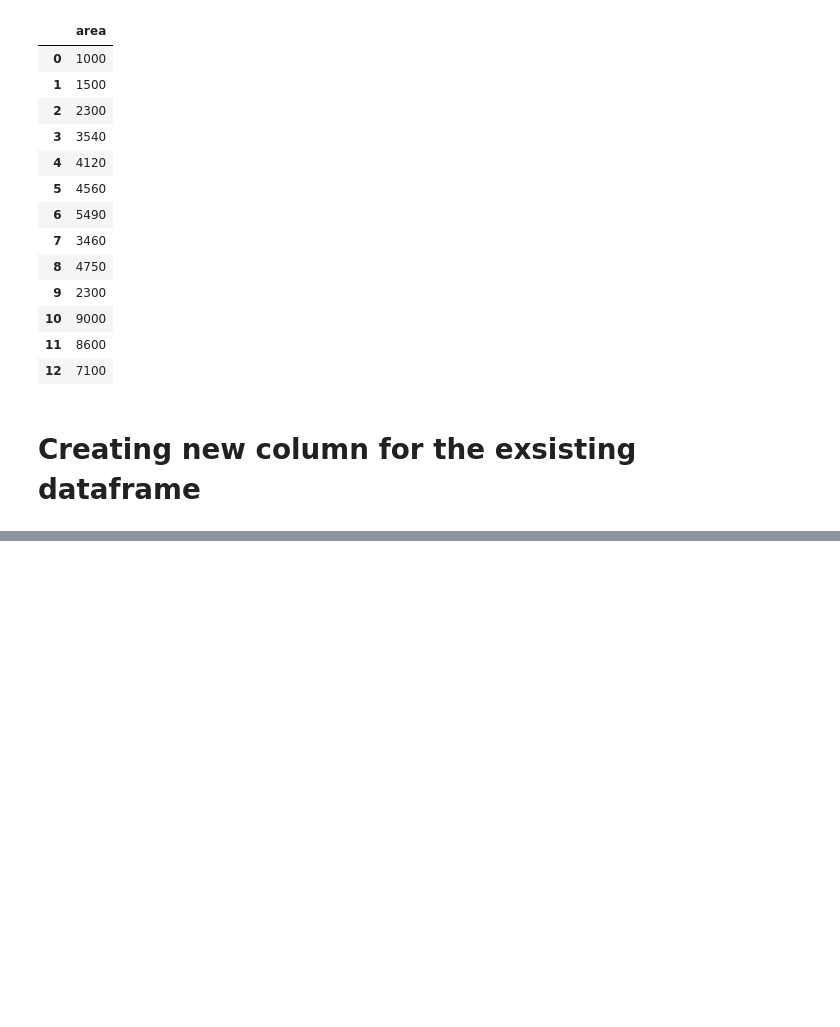
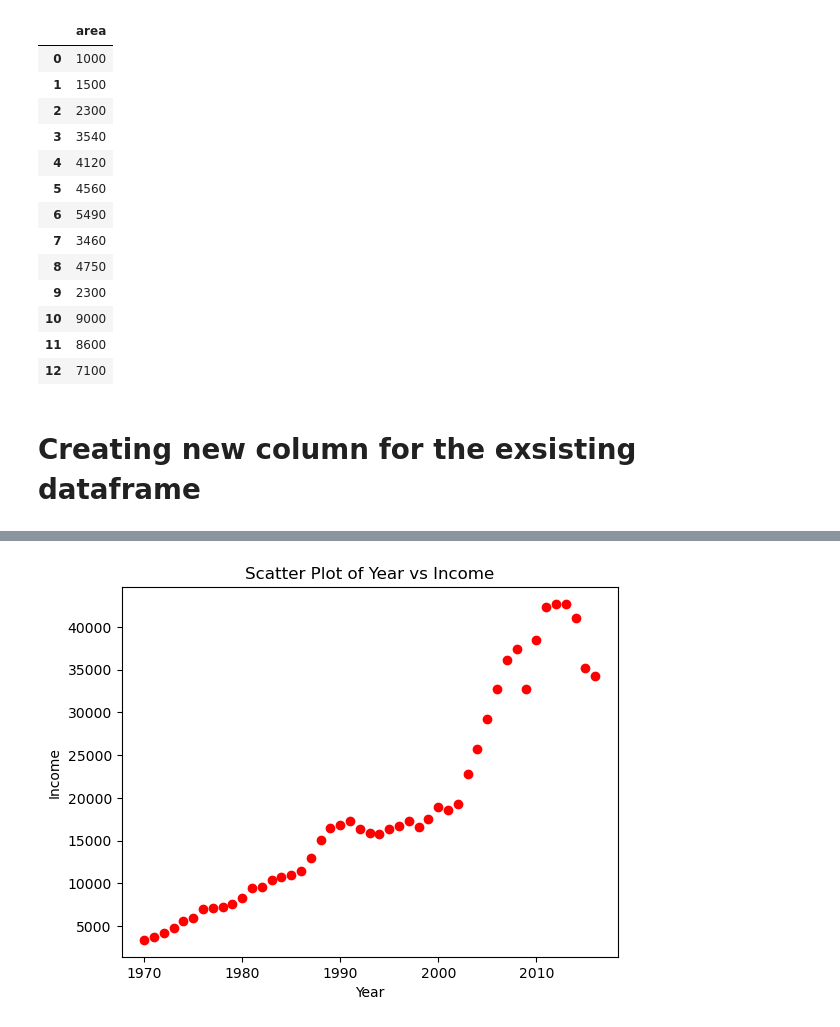
Before and after one commit to ChavinduDulaj/Machine-learning-for-Beginners.-, a Jupyter notebook: Linear Regression Single Variables.ipynb, the cells around one changed output, grey strips where cells are left out. Saved outputs shown, nothing was run; the diff lists cells and outputs as text; code cells hidden in the pictures; blank space fills up the shorter version.

Commit message:
plot the data of  canadian per income as excersise for linear regression

```diff
--- a/Linear Regression Single Variables.ipynb
+++ b/Linear Regression Single Variables.ipynb
@@ -127,0 +130,3 @@ d.to_csv("prediction.csv", index=False)
+# %%
+df = pd.read_csv('dataset\canada_per_capita_income.csv')
+df.head(10)
@@ -127,0 +197,2 @@ d.to_csv("prediction.csv", index=False)
+# %%
+df.rename(columns={'per capita income (US$)': 'income'}, inplace=True)
@@ -127,0 +213,12 @@ d.to_csv("prediction.csv", index=False)
+# %%
+
+# Scatter plot
+plt.scatter(df.year, df.income, color='red')
+plt.xlabel('Year')
+plt.ylabel('Income')
+plt.title('Scatter Plot of Year vs Income')
+
+# Display the plot
+plt.show()
+# %% [output]
+[figure, added]
```
Also changed, not shown: parts of 6 cells of this notebook, 1 other file.
